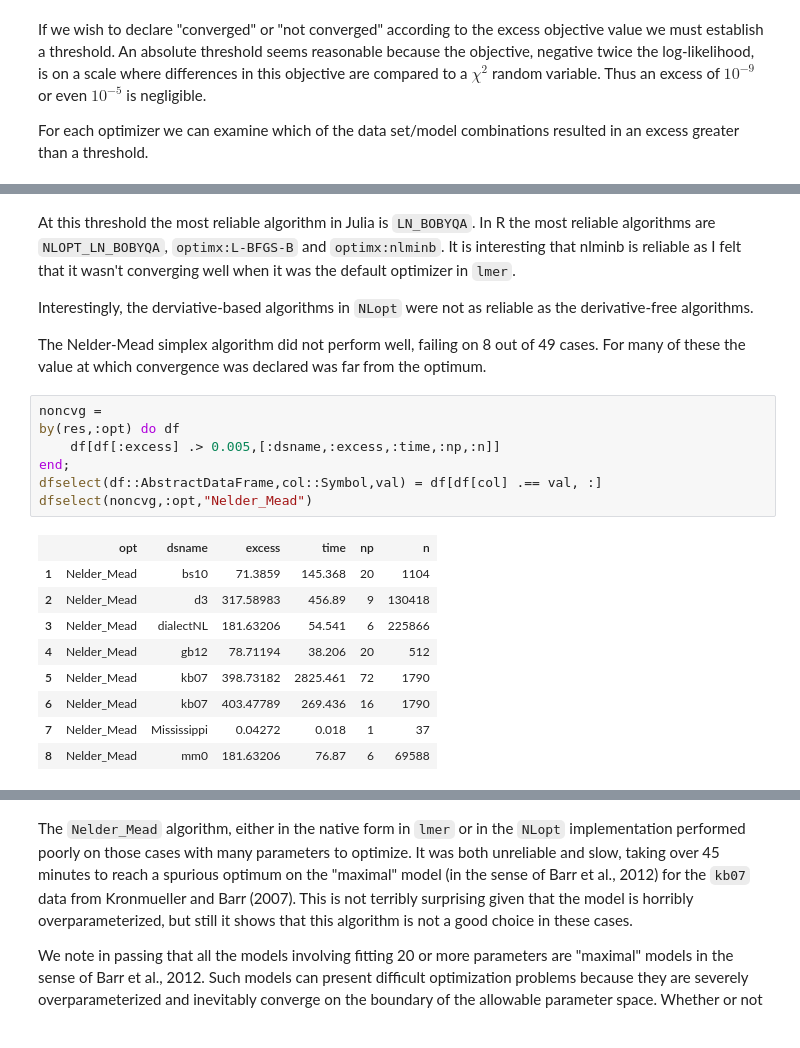
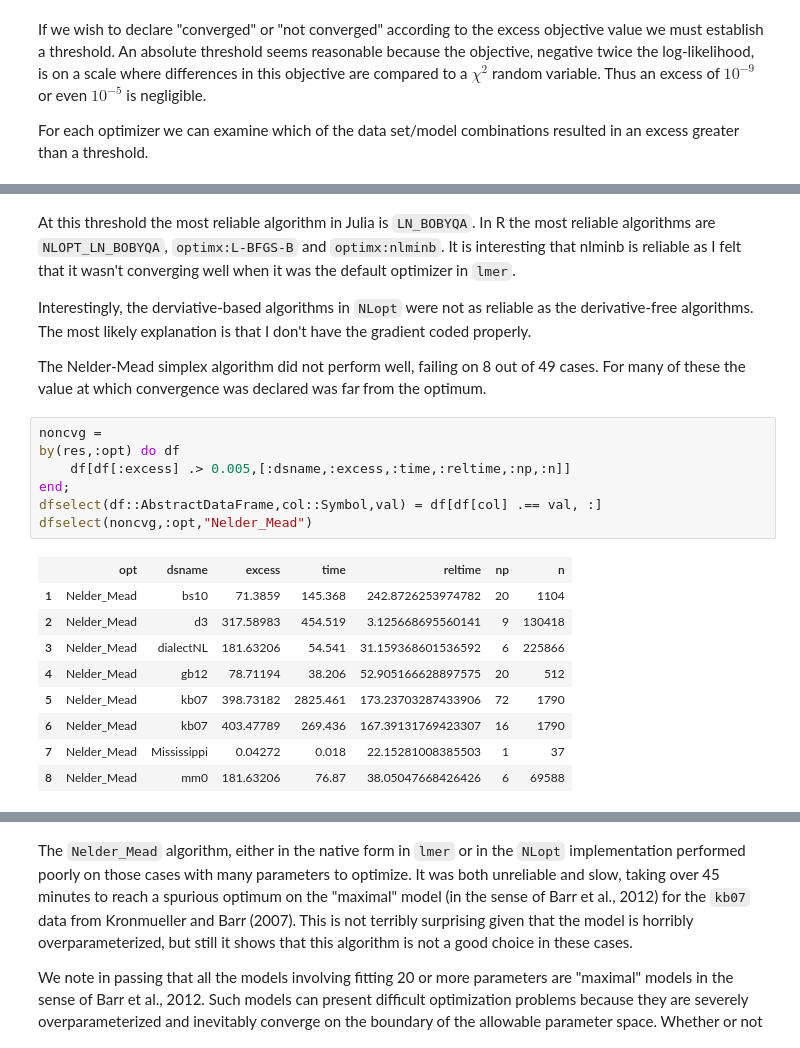
Before and after one commit to Stat990-033/Timings, a Jupyter notebook: inst/doc/Summaries.ipynb, the cells around one changed output, grey strips where cells are left out. Cells and saved outputs as stored; diff of their text form.

```diff
--- a/inst/doc/Summaries.ipynb
+++ b/inst/doc/Summaries.ipynb
@@ -156,26 +156,26 @@ end
 # %% [markdown]
 At this threshold the most reliable algorithm in Julia is `LN_BOBYQA`.  In R the most reliable algorithms are `NLOPT_LN_BOBYQA`, `optimx:L-BFGS-B` and `optimx:nlminb`.  It is interesting that nlminb is reliable as I felt that it wasn't converging well when it was the default optimizer in `lmer`.
 
-Interestingly, the derviative-based algorithms in `NLopt` were not as reliable as the derivative-free algorithms.
+Interestingly, the derviative-based algorithms in `NLopt` were not as reliable as the derivative-free algorithms. The most likely explanation is that I don't have the gradient coded properly.
 
 The Nelder-Mead simplex algorithm did not perform well, failing on 8 out of 49 cases.  For many of these the value at which convergence was declared was far from the optimum.
 # %%
 noncvg =
 by(res,:opt) do df
-    df[df[:excess] .> 0.005,[:dsname,:excess,:time,:np,:n]]
+    df[df[:excess] .> 0.005,[:dsname,:excess,:time,:reltime,:np,:n]]
 end;
 dfselect(df::AbstractDataFrame,col::Symbol,val) = df[df[col] .== val, :]
 dfselect(noncvg,:opt,"Nelder_Mead")
 # %% [output]
-|  | opt | dsname | excess | time | np | n |
-| 1 | Nelder_Mead | bs10 | 71.3859 | 145.368 | 20 | 1104 |
-| 2 | Nelder_Mead | d3 | 317.58983 | 456.89 | 9 | 130418 |
-| 3 | Nelder_Mead | dialectNL | 181.63206 | 54.541 | 6 | 225866 |
-| 4 | Nelder_Mead | gb12 | 78.71194 | 38.206 | 20 | 512 |
-| 5 | Nelder_Mead | kb07 | 398.73182 | 2825.461 | 72 | 1790 |
-| 6 | Nelder_Mead | kb07 | 403.47789 | 269.436 | 16 | 1790 |
-| 7 | Nelder_Mead | Mississippi | 0.04272 | 0.018 | 1 | 37 |
-| 8 | Nelder_Mead | mm0 | 181.63206 | 76.87 | 6 | 69588 |
+|  | opt | dsname | excess | time | reltime | np | n |
+| 1 | Nelder_Mead | bs10 | 71.3859 | 145.368 | 242.8726253974782 | 20 | 1104 |
+| 2 | Nelder_Mead | d3 | 317.58983 | 454.519 | 3.125668695560141 | 9 | 130418 |
+| 3 | Nelder_Mead | dialectNL | 181.63206 | 54.541 | 31.159368601536592 | 6 | 225866 |
+| 4 | Nelder_Mead | gb12 | 78.71194 | 38.206 | 52.905166628897575 | 20 | 512 |
+| 5 | Nelder_Mead | kb07 | 398.73182 | 2825.461 | 173.23703287433906 | 72 | 1790 |
+| 6 | Nelder_Mead | kb07 | 403.47789 | 269.436 | 167.39131769423307 | 16 | 1790 |
+| 7 | Nelder_Mead | Mississippi | 0.04272 | 0.018 | 22.15281008385503 | 1 | 37 |
+| 8 | Nelder_Mead | mm0 | 181.63206 | 76.87 | 38.05047668426426 | 6 | 69588 |
 # %%
 dfselect(noncvg,:opt,"NLOPT_LN_NELDERMEAD")
 # %% [output]
```
Also changed, not shown: parts of 9 cells of this notebook, 29 other files.
